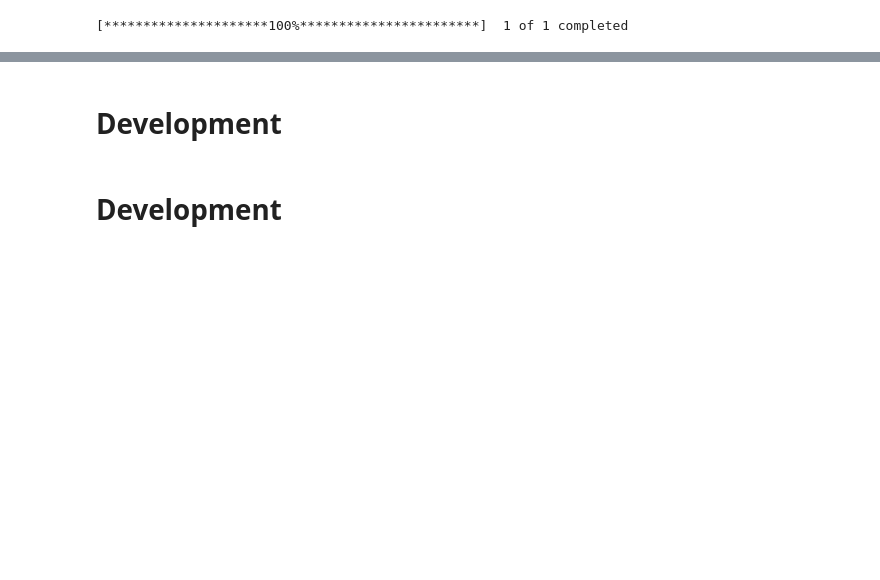
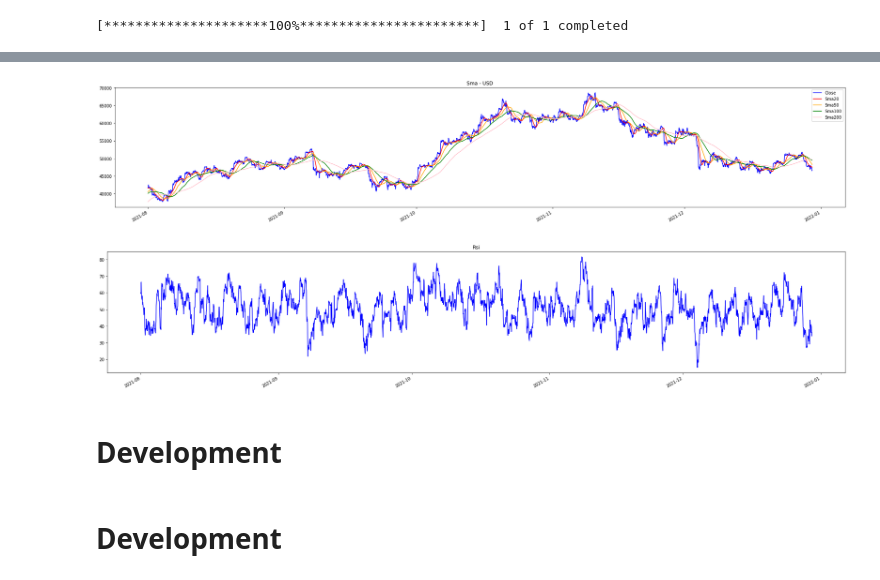
Before and after one commit to MarcoPluchino/2021_FinanceJupyterTutorial, a Jupyter notebook: rbt/notebook/wc_20220329_prova.ipynb, the cells around one changed output, grey strips where cells are left out. Saved outputs shown, nothing was run; the diff lists cells and outputs as text; code cells hidden in the pictures; blank space fills up the shorter version.

```diff
--- a/rbt/notebook/wc_20220329_prova.ipynb
+++ b/rbt/notebook/wc_20220329_prova.ipynb
@@ -81,0 +100,10 @@ stock[['Close','Sma20','Sma50','Sma100','Sma200']].tail(m*d*24)
+# %%
+# FILTER
+print("Interval: ",interval)
+p1 = '2021-08-01 00:00:00+00:00' # Point 1
+p2 = '2021-12-30 00:00:00+00:00' # Point 2
+print(p1,p2,sep='\n')
+sel1 = stock[['Close','Sma20','Sma50','Sma100','Sma200']].loc[p1:p2].plot(subplots = False,color=color ,figsize=(32,6),title='Sma - USD') # two days
+plt.figure()
+sel2 = stock['Rsi'].loc[p1:p2].plot(subplots = False,color=color ,figsize=(32,6),title='Rsi') # two days
+# %% [output]
@@ -82,3 +113,5 @@ stock[['Close','Sma20','Sma50','Sma100','Sma200']].tail(m*d*24)
+[figure, added]
+[figure, added]
 # %% [markdown]
 # Development
 # %%
```
Also changed, not shown: parts of 15 cells of this notebook, 4 other files.
